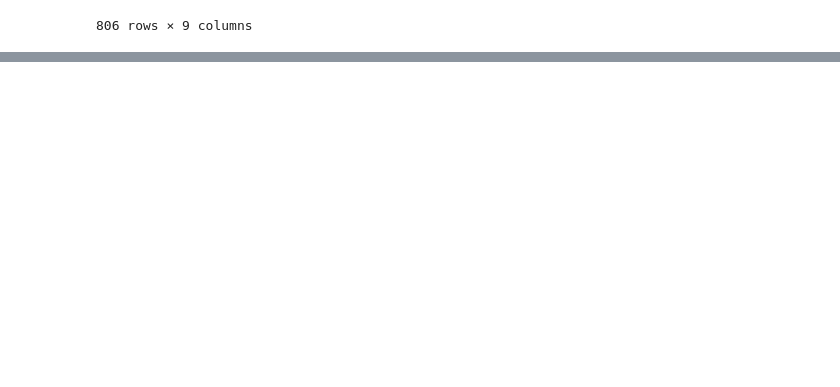
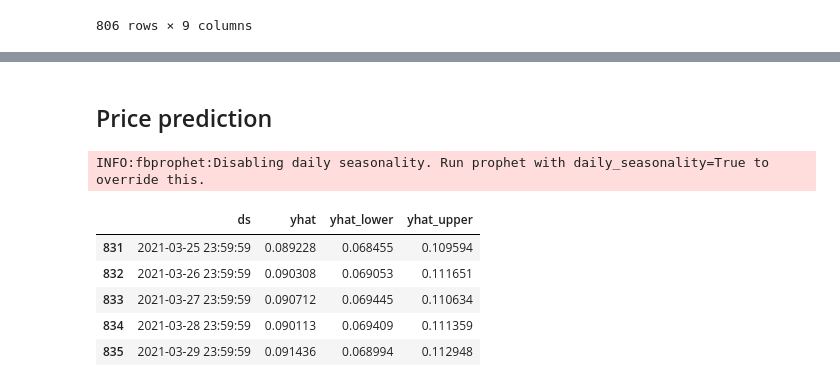
Before and after one commit to ArtTucker/crypto_prices_ML, a Jupyter notebook: preprocessing/by_coin/cryptocomCoin_preprocessing.ipynb, the cells around one changed output, grey strips where cells are left out. Saved outputs shown, nothing was run; the diff lists cells and outputs as text; code cells hidden in the pictures; blank space fills up the shorter version.

```diff
--- a/preprocessing/by_coin/cryptocomCoin_preprocessing.ipynb
+++ b/preprocessing/by_coin/cryptocomCoin_preprocessing.ipynb
@@ -55,0 +137,2 @@ dtype: object
+# %% [markdown]
+## Price prediction
@@ -55,0 +141,19 @@ dtype: object
+# %%
+INPUT_FILE = "coin_CryptocomCoin.csv"
+
+price_predict_df = pd.read_csv("../../resources/prices/" + INPUT_FILE, parse_dates=['Date'], usecols=["Date", "Close"])
+price_predict_df.columns = ["ds", "y"]
+
+m = Prophet()
+m.fit(price_predict_df);
+future = m.make_future_dataframe(periods=30)
+forecast = m.predict(future)
+forecast[['ds', 'yhat', 'yhat_lower', 'yhat_upper']].tail()
+# %% [output]
+INFO:fbprophet:Disabling daily seasonality. Run prophet with daily_seasonality=True to override this.
+|  | ds | yhat | yhat_lower | yhat_upper |
+| 831 | 2021-03-25 23:59:59 | 0.089228 | 0.068455 | 0.109594 |
+| 832 | 2021-03-26 23:59:59 | 0.090308 | 0.069053 | 0.111651 |
+| 833 | 2021-03-27 23:59:59 | 0.090712 | 0.069445 | 0.110634 |
+| 834 | 2021-03-28 23:59:59 | 0.090113 | 0.069409 | 0.111359 |
+| 835 | 2021-03-29 23:59:59 | 0.091436 | 0.068994 | 0.112948 |
```
Also changed, not shown: parts of 13 cells of this notebook.
